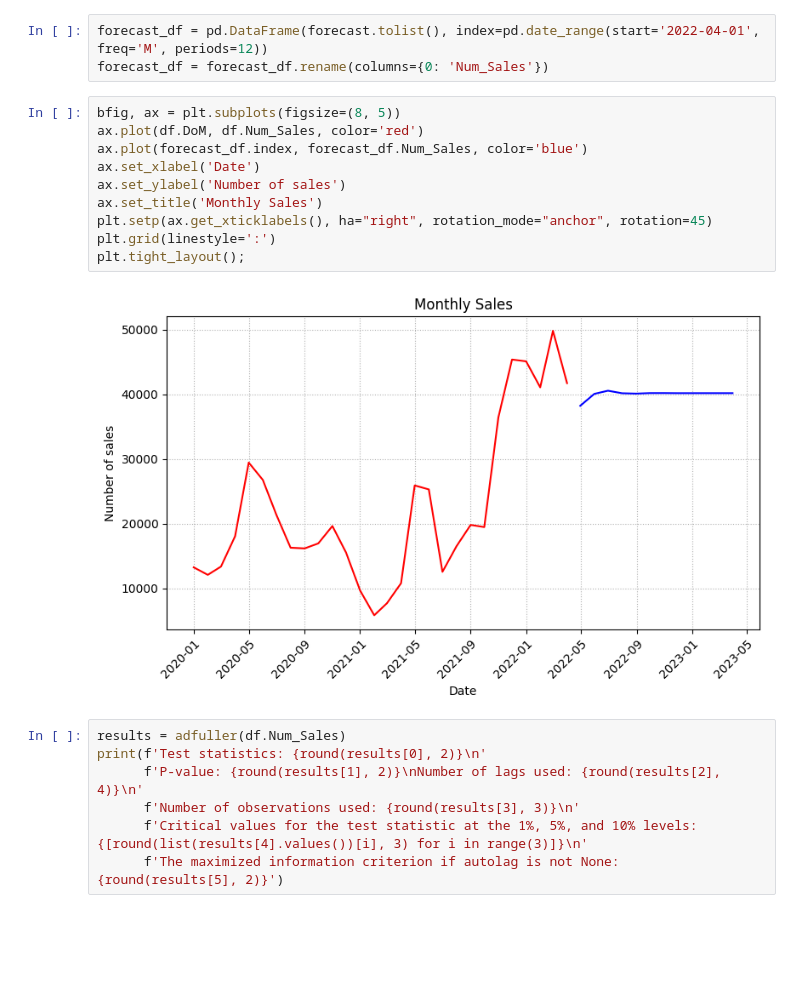
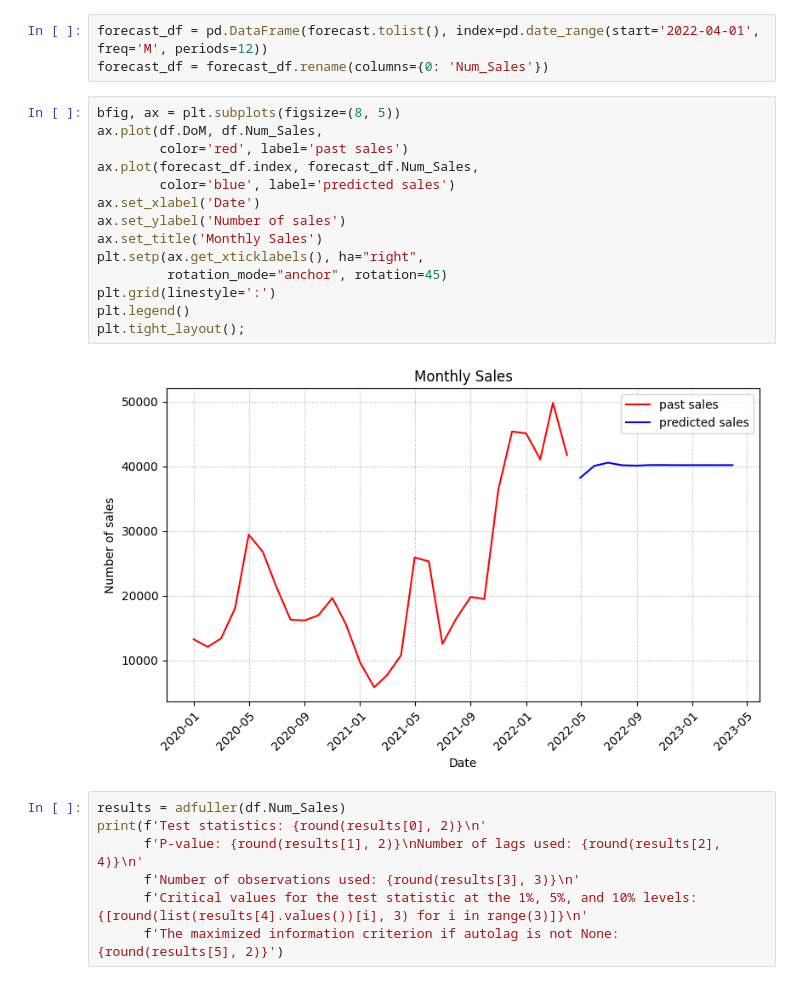
Before and after one commit to avarlotta/time-series-forecasting, a Jupyter notebook: forecasting_model.ipynb, the cells around one changed output. Cells and saved outputs as stored; diff of their text form; blank space fills up the shorter version.

Commit message:
Added legend to forecast plot

```diff
--- a/forecasting_model.ipynb
+++ b/forecasting_model.ipynb
@@ -79,16 +79,20 @@ forecast_df = pd.DataFrame(forecast.tolist(), index=pd.date_range(start='2022-04
 forecast_df = forecast_df.rename(columns={0: 'Num_Sales'})
 # %%
 bfig, ax = plt.subplots(figsize=(8, 5))
-ax.plot(df.DoM, df.Num_Sales, color='red')
-ax.plot(forecast_df.index, forecast_df.Num_Sales, color='blue')
+ax.plot(df.DoM, df.Num_Sales,
+        color='red', label='past sales')
+ax.plot(forecast_df.index, forecast_df.Num_Sales,
+        color='blue', label='predicted sales')
 ax.set_xlabel('Date')
 ax.set_ylabel('Number of sales')
 ax.set_title('Monthly Sales')
-plt.setp(ax.get_xticklabels(), ha="right", rotation_mode="anchor", rotation=45)
+plt.setp(ax.get_xticklabels(), ha="right",
+         rotation_mode="anchor", rotation=45)
 plt.grid(linestyle=':')
+plt.legend()
 plt.tight_layout();
 # %% [output]
-[figure, old version]
+[figure, new version]
 # %%
 results = adfuller(df.Num_Sales)
 print(f'Test statistics: {round(results[0], 2)}\n'
```
